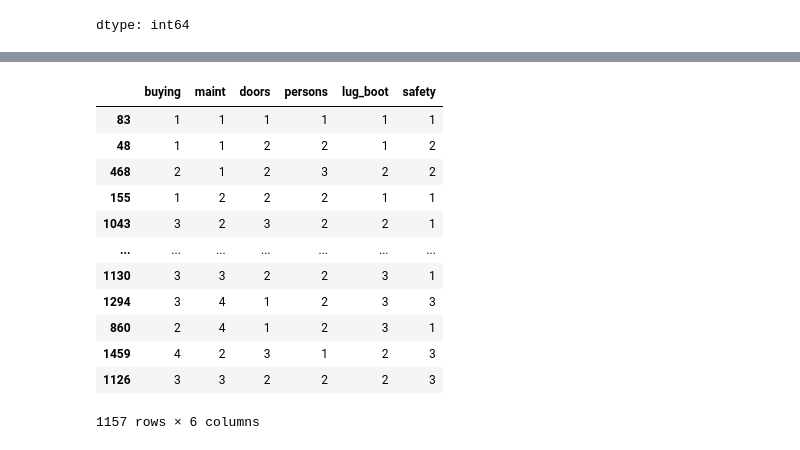
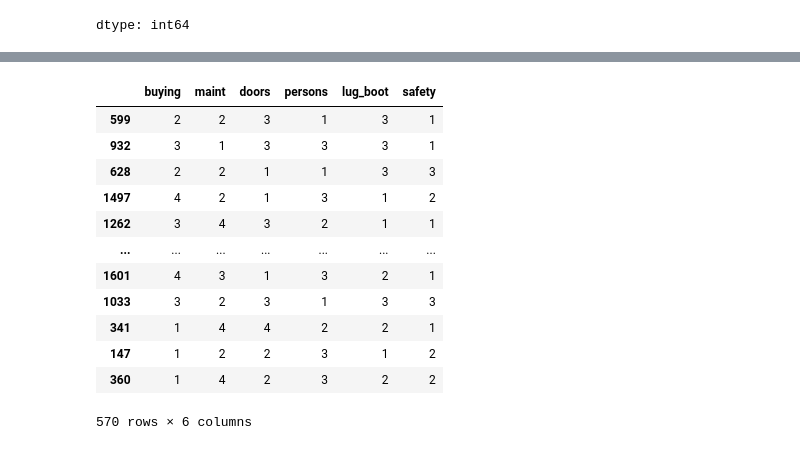
Before and after one commit to medha-05/DWP-and-Tech-lab-Practicals, a Jupyter notebook: Tech_lab_Prac_2.ipynb, the cells around one changed output, grey strips where cells are left out. Cells and saved outputs as stored; diff of their text form; code cells hidden in the pictures.

```diff
--- a/Tech_lab_Prac_2.ipynb
+++ b/Tech_lab_Prac_2.ipynb
@@ -156,19 +172,19 @@ Successfully installed category_encoders-2.7.0 scikit-learn-1.5.2
 encoder = ce.OrdinalEncoder(cols=['buying', 'maint', 'doors', 'persons', 'lug_boot', 'safety'])
 X_train = encoder.fit_transform(X_train)
 X_test = encoder.transform(X_test)
-# %%
-X_train
-# %% [output]
-|  | buying | maint | doors | persons | lug_boot | safety |
-| 83 | 1 | 1 | 1 | 1 | 1 | 1 |
-| 48 | 1 | 1 | 2 | 2 | 1 | 2 |
-| 468 | 2 | 1 | 2 | 3 | 2 | 2 |
-| 155 | 1 | 2 | 2 | 2 | 1 | 1 |
-| 1043 | 3 | 2 | 3 | 2 | 2 | 1 |
-| ... | ... | ... | ... | ... | ... | ... |
-| 1130 | 3 | 3 | 2 | 2 | 3 | 1 |
-| 1294 | 3 | 4 | 1 | 2 | 3 | 3 |
-| 860 | 2 | 4 | 1 | 2 | 3 | 1 |
-| 1459 | 4 | 2 | 3 | 1 | 2 | 3 |
-| 1126 | 3 | 3 | 2 | 2 | 2 | 3 |
-1157 rows × 6 columns
+# %%
+X_test
+# %% [output]
+|  | buying | maint | doors | persons | lug_boot | safety |
+| 599 | 2 | 2 | 3 | 1 | 3 | 1 |
+| 932 | 3 | 1 | 3 | 3 | 3 | 1 |
+| 628 | 2 | 2 | 1 | 1 | 3 | 3 |
+| 1497 | 4 | 2 | 1 | 3 | 1 | 2 |
+| 1262 | 3 | 4 | 3 | 2 | 1 | 1 |
+| ... | ... | ... | ... | ... | ... | ... |
+| 1601 | 4 | 3 | 1 | 3 | 2 | 1 |
+| 1033 | 3 | 2 | 3 | 1 | 3 | 3 |
+| 341 | 1 | 4 | 4 | 2 | 2 | 1 |
+| 147 | 1 | 2 | 2 | 3 | 1 | 2 |
+| 360 | 1 | 4 | 2 | 3 | 2 | 2 |
+570 rows × 6 columns
```
Also changed, not shown: parts of 19 cells of this notebook.
